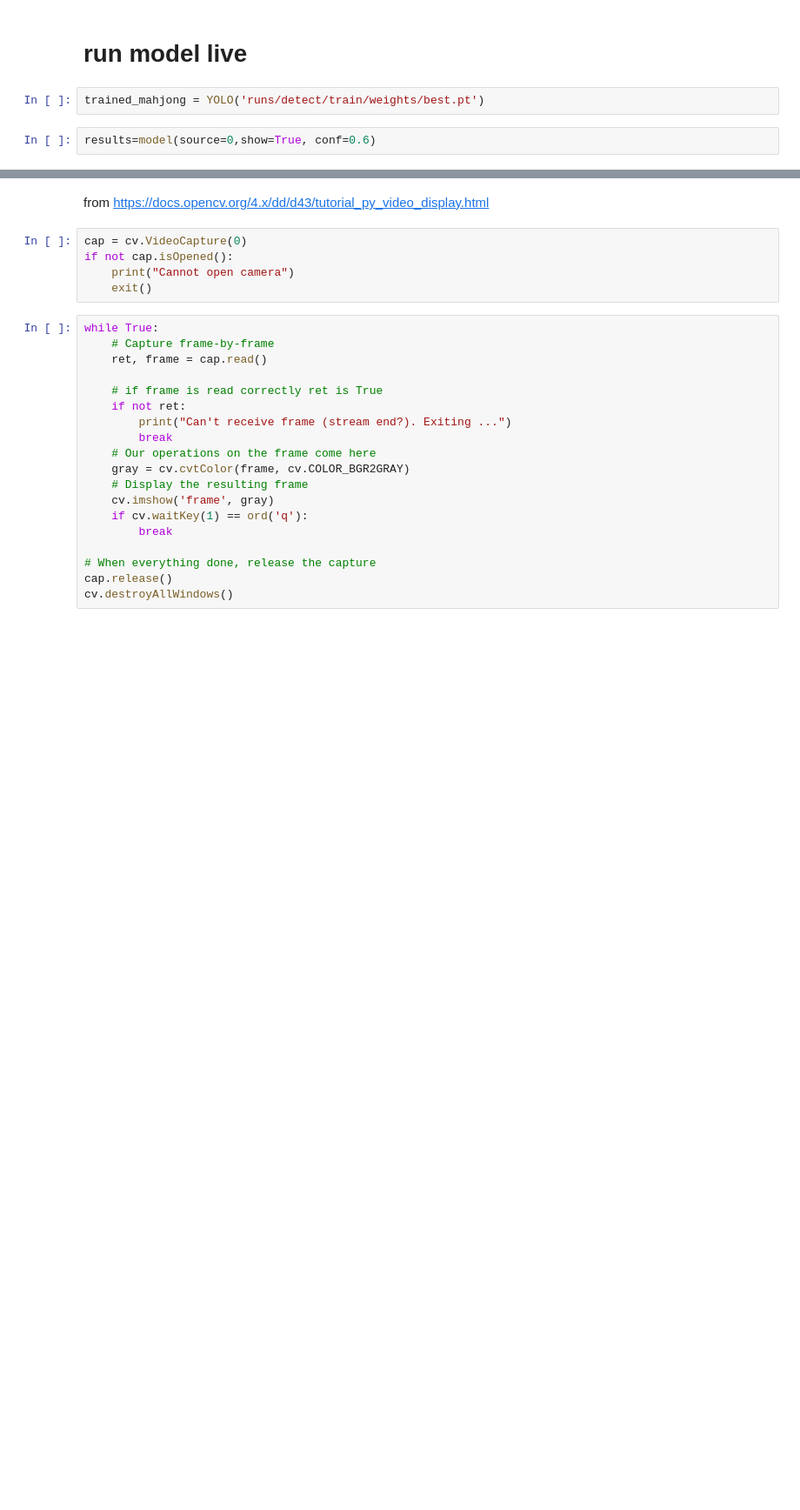
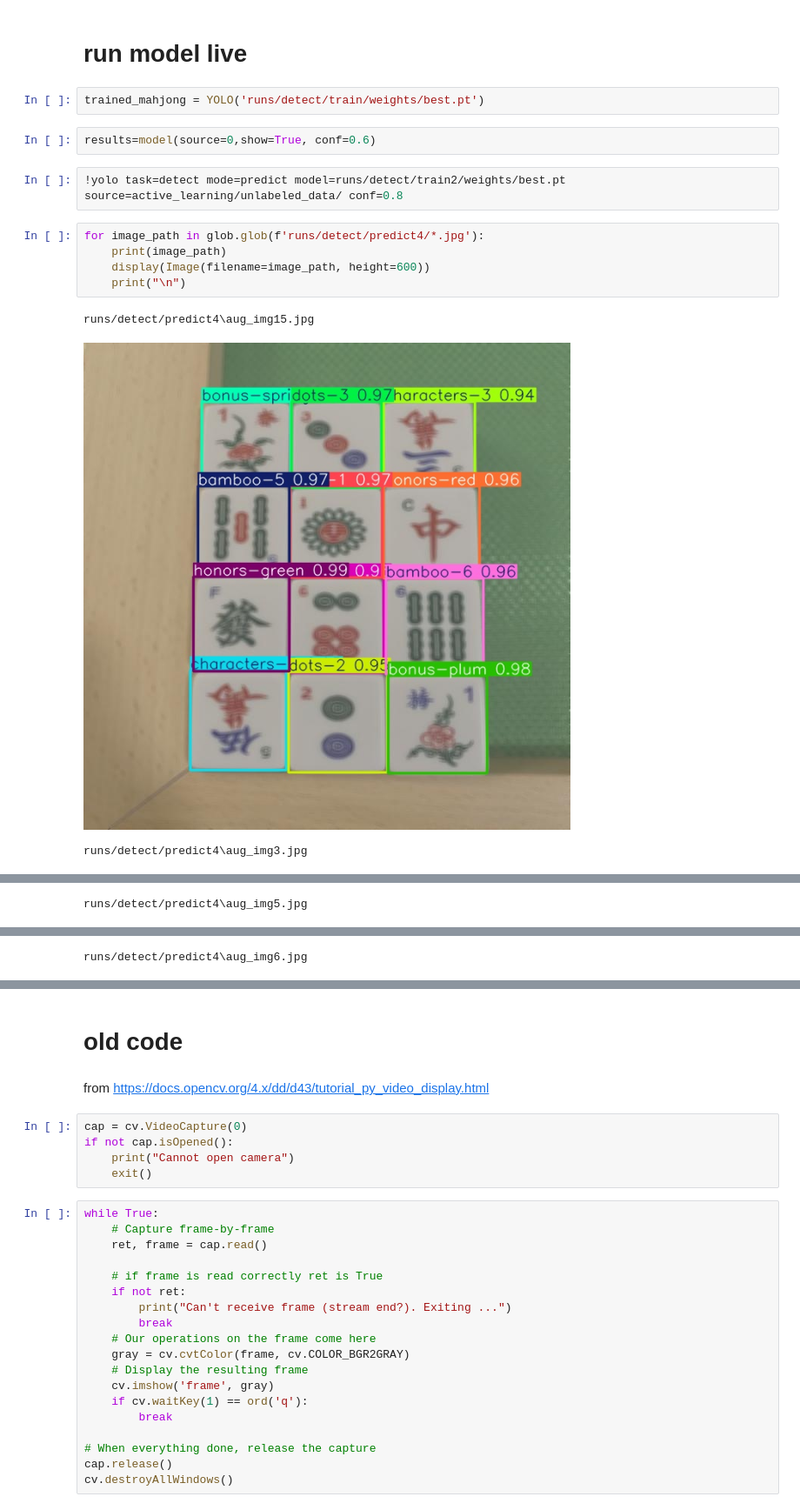
Before and after one commit to RandomCyberCoder/Mahjong_Shifu_Project, a Jupyter notebook: project.ipynb, the cells around one changed output, grey strips where cells are left out. Shown at 87% size. Drawn from its saved outputs; the diff is of its cells as text; blank space fills up the shorter version.

Commit message:
new model trained on blurry images

```diff
--- a/project.ipynb
+++ b/project.ipynb
@@ -113,3 +121,14 @@ for file in selected_for_annotation:
 trained_mahjong = YOLO('runs/detect/train/weights/best.pt')
 # %%
 results=model(source=0,show=True, conf=0.6)
+# %%
+!yolo task=detect mode=predict model=runs/detect/train2/weights/best.pt source=active_learning/unlabeled_data/ conf=0.8
+# %%
+for image_path in glob.glob(f'runs/detect/predict4/*.jpg'):
+    print(image_path)
+    display(Image(filename=image_path, height=600))
+    print("\n")
+# %% [output]
+runs/detect/predict4\aug_img15.jpg
+[figure, added]
+runs/detect/predict4\aug_img3.jpg
@@ -115,0 +136 @@ results=model(source=0,show=True, conf=0.6)
+runs/detect/predict4\aug_img5.jpg
@@ -115,0 +138 @@ results=model(source=0,show=True, conf=0.6)
+runs/detect/predict4\aug_img6.jpg
@@ -116,3 +140,5 @@ results=model(source=0,show=True, conf=0.6)
+# %% [markdown]
+# old code
 # %% [markdown]
 from
 https://docs.opencv.org/4.x/dd/d43/tutorial_py_video_display.html
```
Also changed, not shown: parts of 5 cells of this notebook, 24 other files.
